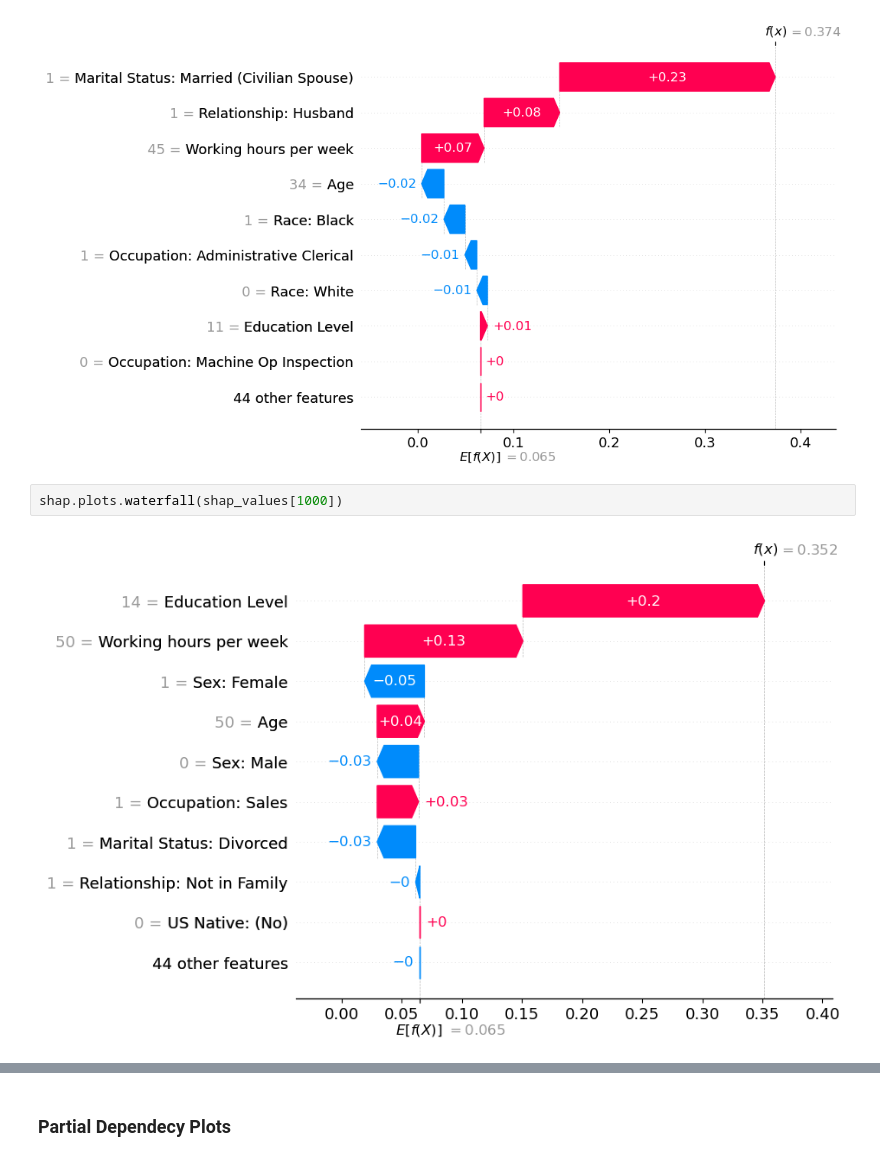
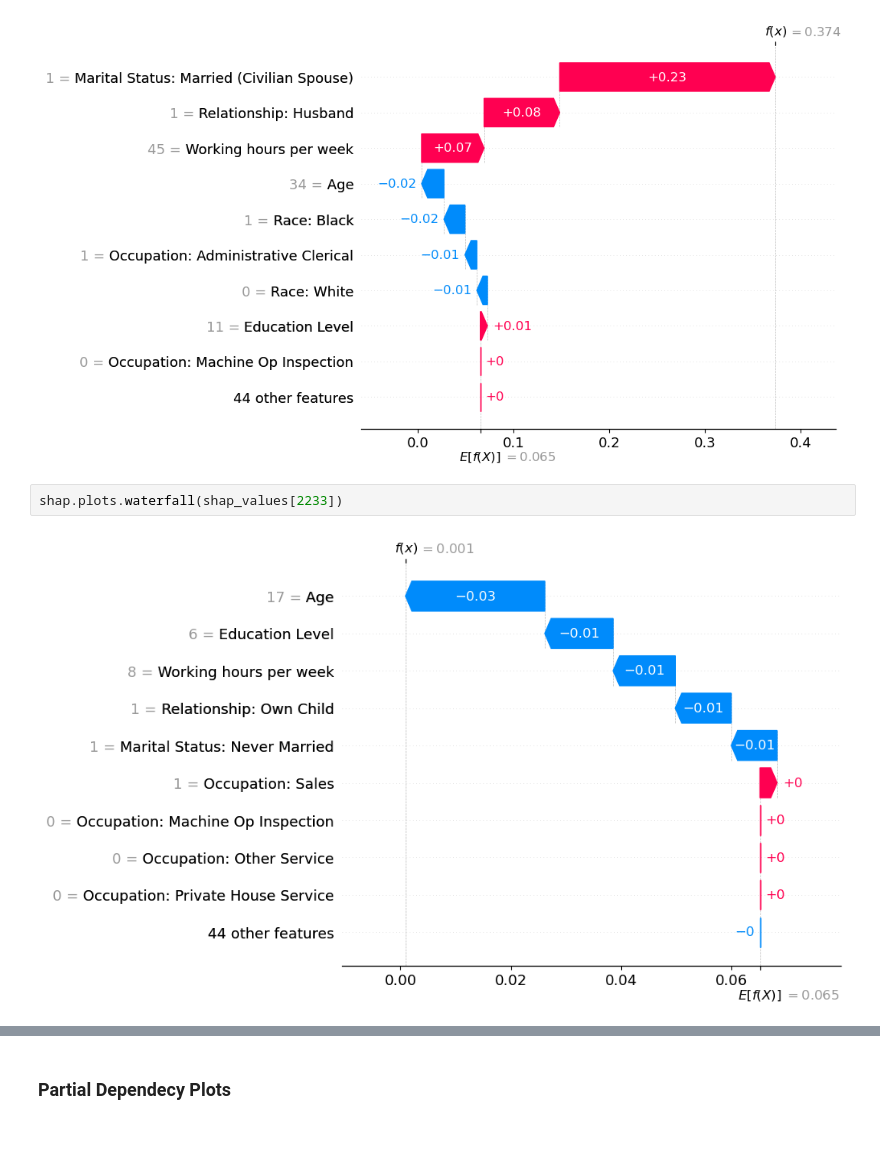
Before and after one commit to nogibjj/IDS705_FinalProject_Lemur_Team, a Jupyter notebook: 30_models/XGBoost.ipynb, the cells around one changed output, grey strips where cells are left out. Cells and saved outputs as stored; diff of their text form; blank space fills up the shorter version.

Commit message:
update waterfall 5 observations

```diff
--- a/30_models/XGBoost.ipynb
+++ b/30_models/XGBoost.ipynb
@@ -133,6 +133,6 @@ shap.plots.waterfall(shap_values[11])
 # %% [output]
 [figure]
 # %%
-shap.plots.waterfall(shap_values[1000])
+shap.plots.waterfall(shap_values[2233])
 # %% [output]
-[figure, old version]
+[figure, new version]
```
Also changed, not shown: parts of 4 cells of this notebook, 1 other file.
